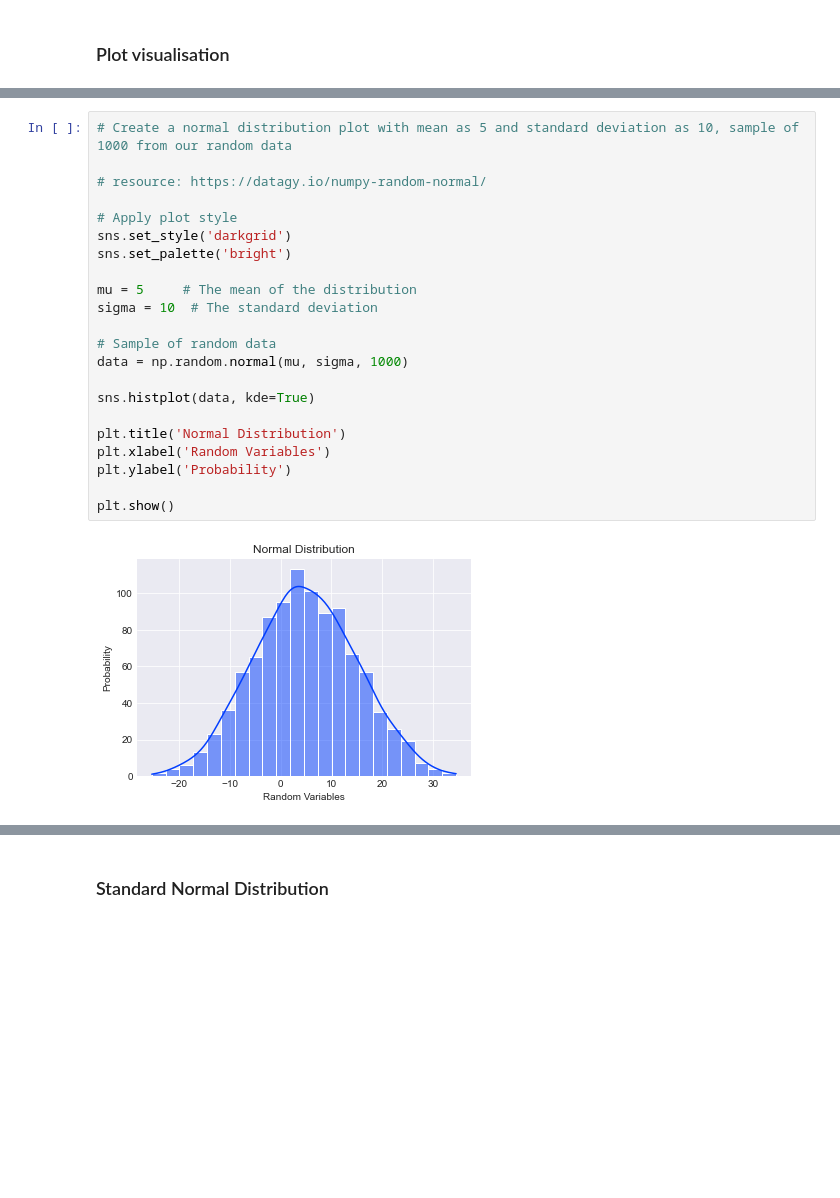
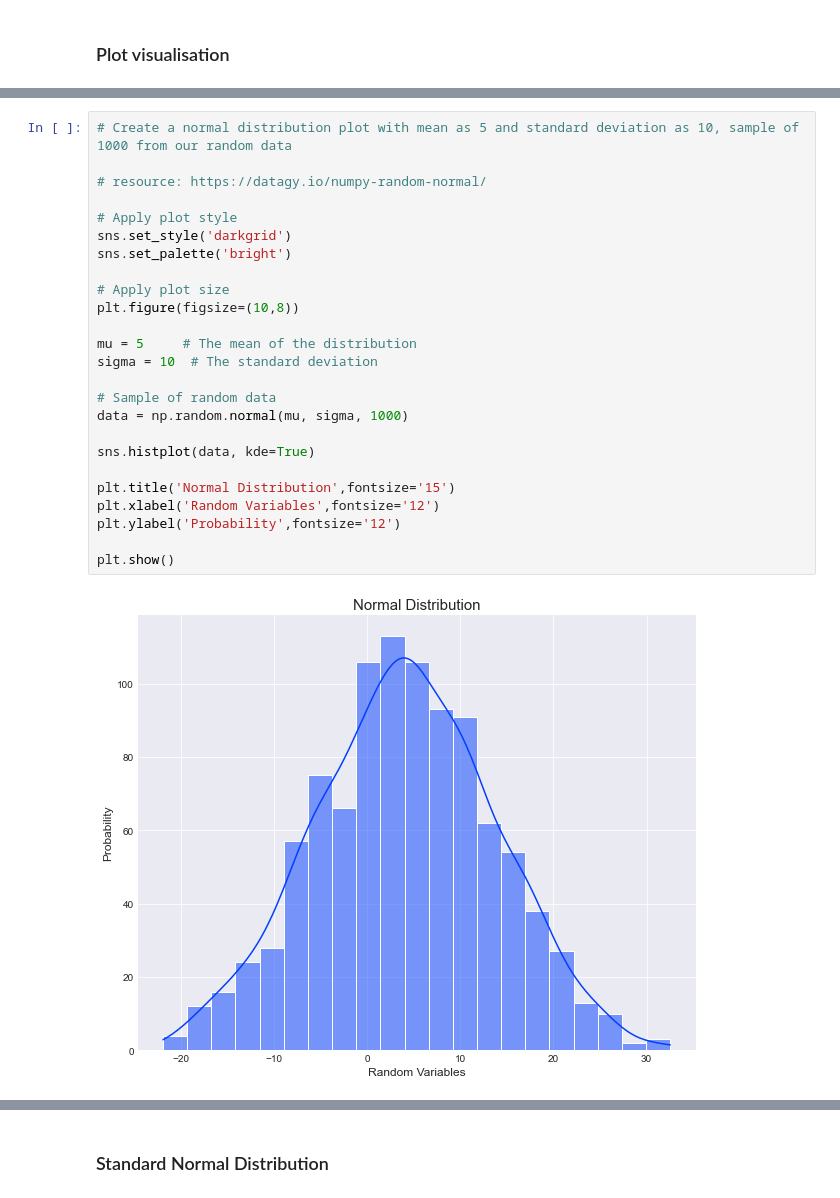
Before and after one commit to Anna20041983/funddata-assesment, a Jupyter notebook: normal-distribution.ipynb, the cells around one changed output, grey strips where cells are left out. Cells and saved outputs as stored; diff of their text form; blank space fills up the shorter version.

Commit message:
Normal Distribution final

```diff
--- a/normal-distribution.ipynb
+++ b/normal-distribution.ipynb
@@ -136,26 +180,29 @@ plt.show()
 # %%
 # Create a normal distribution plot with mean as 5 and standard deviation as 10, sample of 1000 from our random data
 
 # resource: https://datagy.io/numpy-random-normal/
 
 # Apply plot style
 sns.set_style('darkgrid')
 sns.set_palette('bright')
 
+# Apply plot size
+plt.figure(figsize=(10,8))
+
 mu = 5     # The mean of the distribution
 sigma = 10  # The standard deviation
 
 # Sample of random data
 data = np.random.normal(mu, sigma, 1000)
 
 sns.histplot(data, kde=True)
 
-plt.title('Normal Distribution')
-plt.xlabel('Random Variables')
-plt.ylabel('Probability')
+plt.title('Normal Distribution',fontsize='15')
+plt.xlabel('Random Variables',fontsize='12')
+plt.ylabel('Probability',fontsize='12')
 
 plt.show()
 # %% [output]
-[figure, old version]
+[figure, new version]
 # %%
 # Multiple normal distribution plots - changing value of mu only
```
Also changed, not shown: parts of 52 cells of this notebook.
